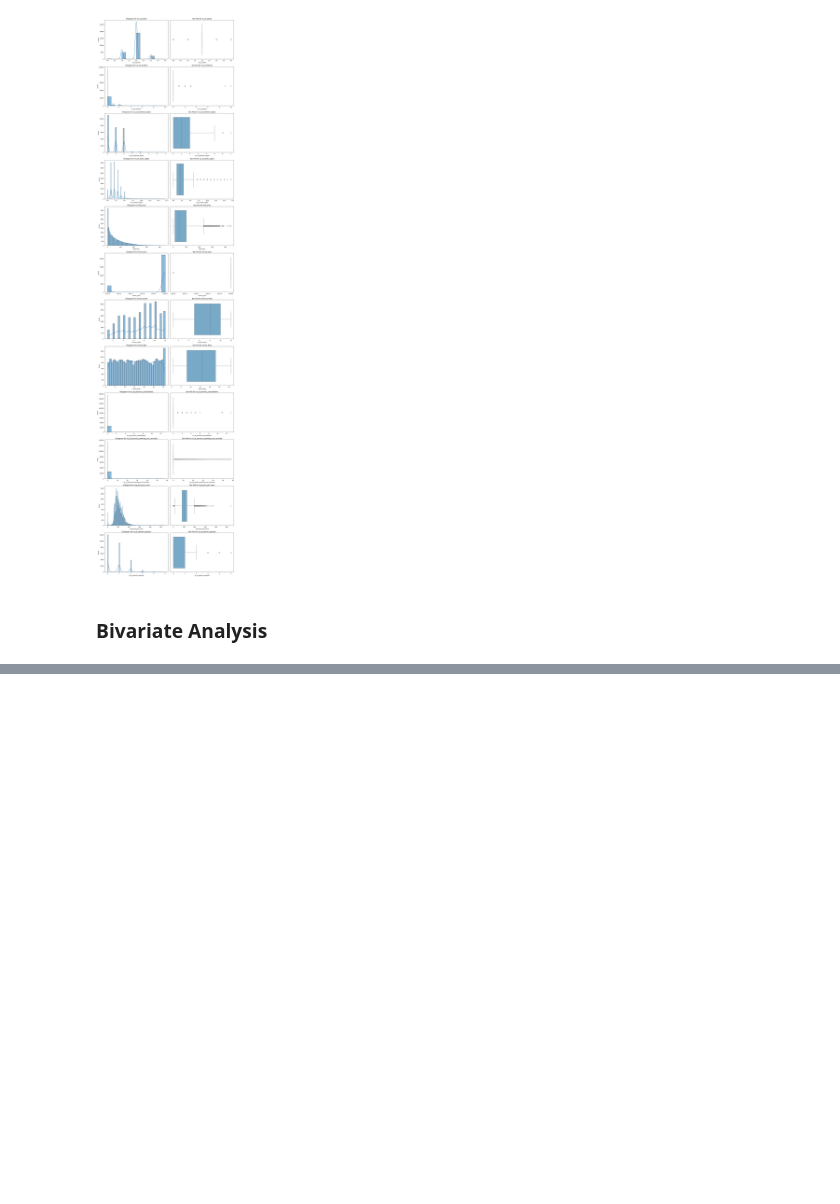
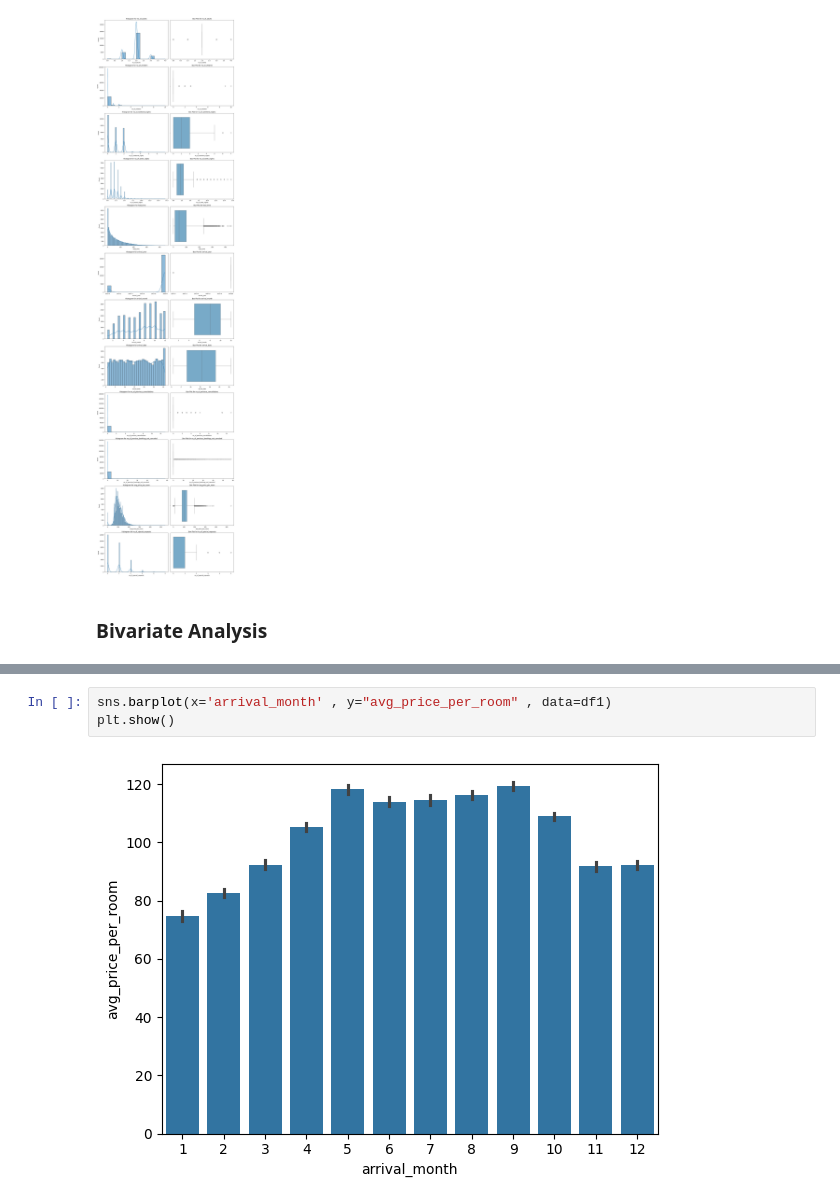
Before and after one commit to HakimOwais/Hotel-Reservation-Prediction-GCP, a Jupyter notebook: notebook/experiments.ipynb, the cells around one changed output, grey strips where cells are left out. Saved outputs shown, nothing was run; the diff lists cells and outputs as text; blank space fills up the shorter version.

```diff
--- a/notebook/experiments.ipynb
+++ b/notebook/experiments.ipynb
@@ -145,0 +162,5 @@ def plot_bivariate_sum
+# %%
+sns.barplot(x='arrival_month' , y="avg_price_per_room" , data=df1)
+plt.show()
+# %% [output]
+[figure, added]
```
Also changed, not shown: parts of 67 cells of this notebook, 1 other file.
